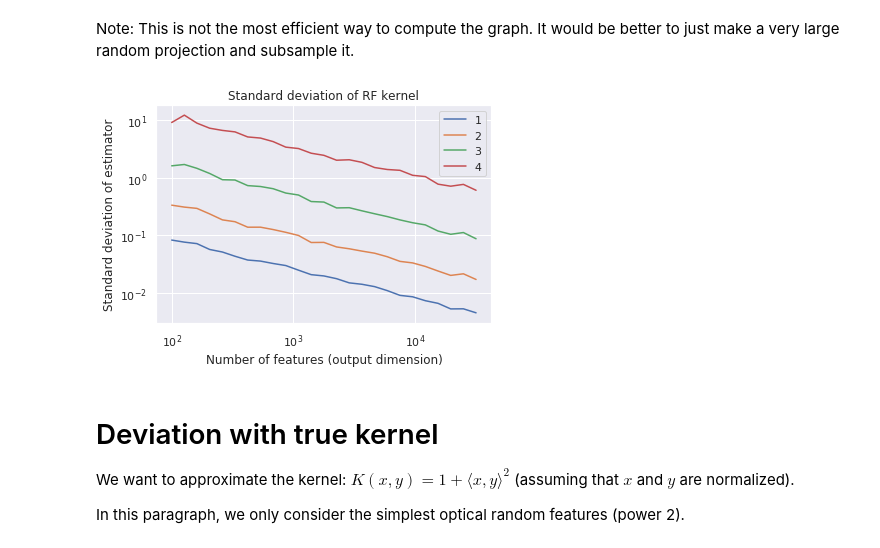
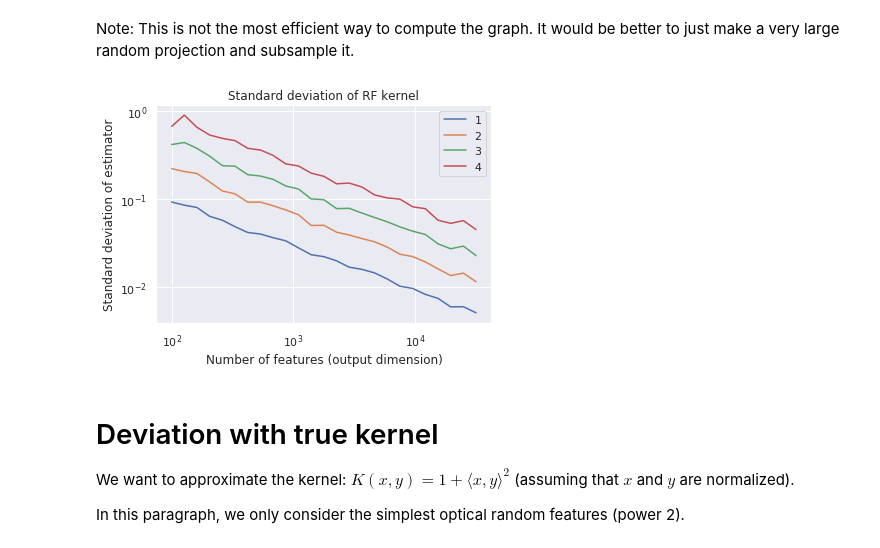
Before and after one commit to joneswack/opu-kernel-experiments, a Jupyter notebook: Tests Jonathan/variance_estimation.ipynb, the cells around one changed output. Drawn from its saved outputs; the diff is of its cells as text; code cells hidden in the pictures.

Commit message:
Correct the normalization in the empirical variance estimation

```diff
--- a/Tests Jonathan/variance_estimation.ipynb
+++ b/Tests Jonathan/variance_estimation.ipynb
@@ -96,16 +96,21 @@ for i_n, n in tqdm(enumerate(n_vec)):
 # %% [markdown]
 Note: This is not the most efficient way to compute the graph. It would be better to just make a very large random projection and subsample it.
 # %%
-plt.loglog(n_vec, final_err1)
-plt.loglog(n_vec, final_err2)
-plt.loglog(n_vec, final_err3)
-plt.loglog(n_vec, final_err4)
+normalization1 = np.mean(kernel_data1, axis=(0, 1, 2))
+normalization2 = np.mean(kernel_data2, axis=(0, 1, 2))
+normalization3 = np.mean(kernel_data3, axis=(0, 1, 2))
+normalization4 = np.mean(kernel_data4, axis=(0, 1, 2))
+
+plt.loglog(n_vec, final_err1 / normalization1)
+plt.loglog(n_vec, final_err2 / normalization2)
+plt.loglog(n_vec, final_err3 / normalization3)
+plt.loglog(n_vec, final_err4 / normalization4)
 plt.legend(['1', '2', '3', '4'])
 plt.xlabel('Number of features (output dimension)')
 plt.ylabel('Standard deviation of estimator')
 plt.title('Standard deviation of RF kernel');
 # %% [output]
-[figure, old version]
+[figure, new version]
 # %% [markdown]
 # Deviation with true kernel
 
```
